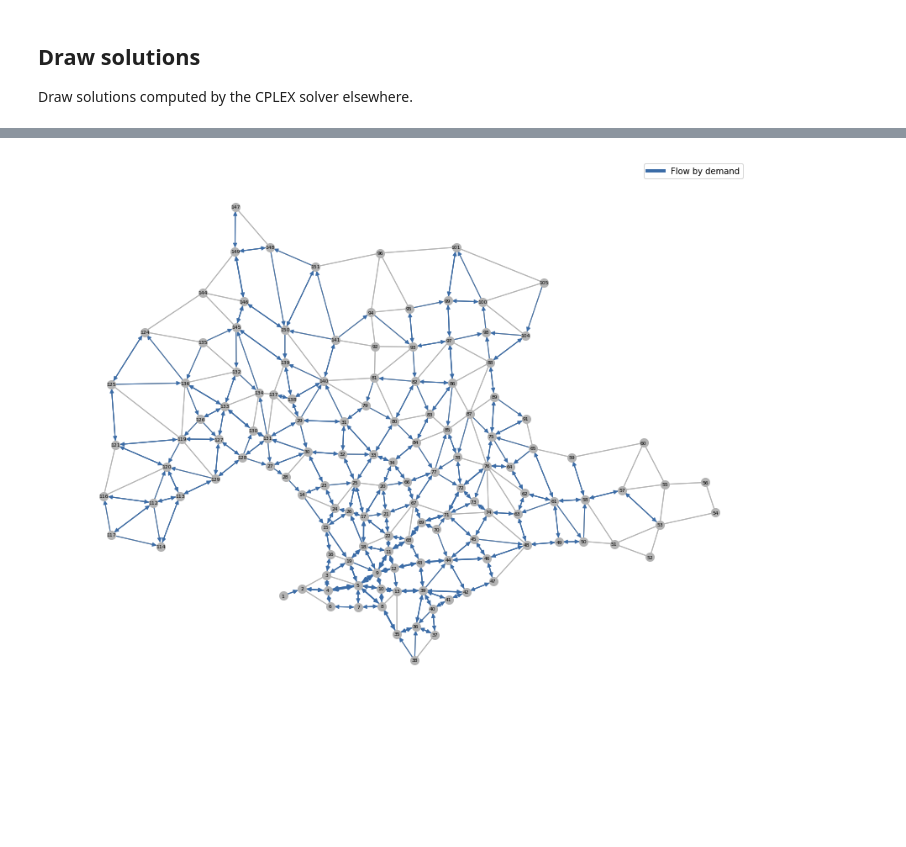
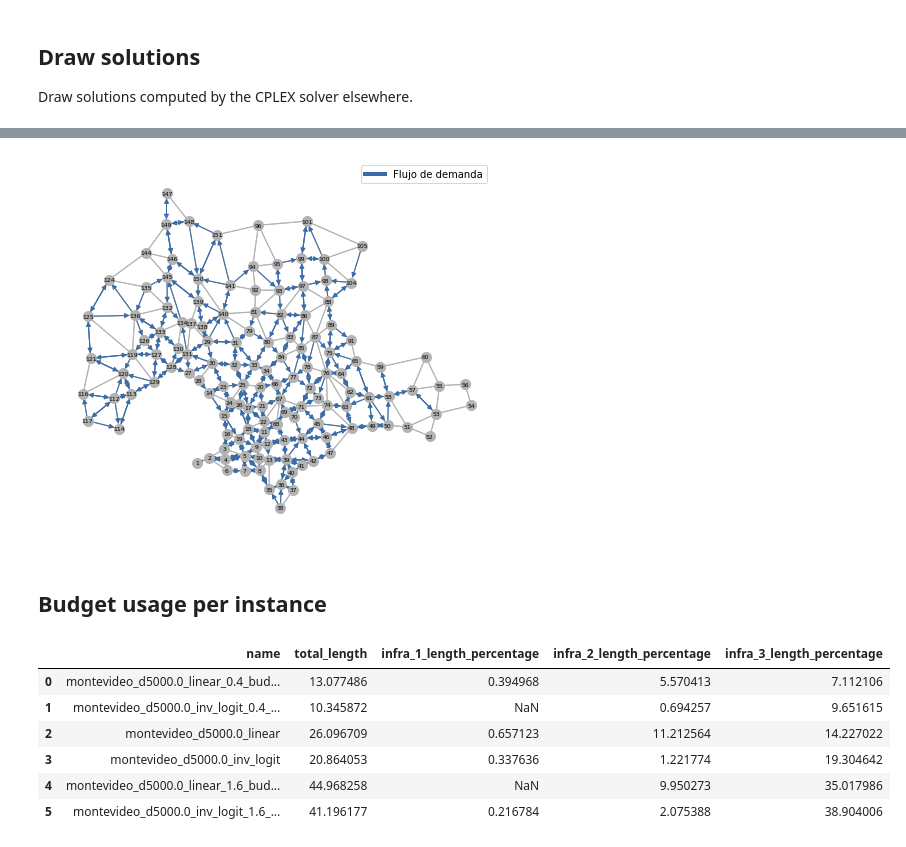
Before and after one commit to joaquinco/bicycle-network-design, a Jupyter notebook: notebooks/Montevideo.ipynb, the cells around one changed output, grey strips where cells are left out. Cells and saved outputs as stored; diff of their text form; code cells hidden in the pictures; blank space fills up the shorter version.

```diff
--- a/notebooks/Montevideo.ipynb
+++ b/notebooks/Montevideo.ipynb
@@ -132,7 +92,23 @@ bc.draw.draw(
     odpairs=False,
     infrastructures=False,
     flows=True,
-    figsize=(15, 12),
+    **draw_config,
 )
 # %% [output]
-[figure, old version]
+[figure, new version]
+# %% [markdown]
+## Budget usage per instance
+# %%
+bdf = pd.read_csv(os.path.join(data_path, 'abudget_use_summary.csv'))
+
+infra_length_columns = [c for c in bdf.columns if 'length' in c]
+bdf['total_length'] = bdf[infra_length_columns].fillna(0.0).apply(np.sum, axis=1)
+bdf[['name', 'total_length'] + infra_length_columns]
+# %% [output]
+|  | name | total_length | infra_1_length_percentage | infra_2_length_percentage | infra_3_length_percentage |
+| 0 | montevideo_d5000.0_linear_0.4_bud... | 13.077486 | 0.394968 | 5.570413 | 7.112106 |
+| 1 | montevideo_d5000.0_inv_logit_0.4_... | 10.345872 | NaN | 0.694257 | 9.651615 |
+| 2 | montevideo_d5000.0_linear | 26.096709 | 0.657123 | 11.212564 | 14.227022 |
+| 3 | montevideo_d5000.0_inv_logit | 20.864053 | 0.337636 | 1.221774 | 19.304642 |
+| 4 | montevideo_d5000.0_linear_1.6_bud... | 44.968258 | NaN | 9.950273 | 35.017986 |
+| 5 | montevideo_d5000.0_inv_logit_1.6_... | 41.196177 | 0.216784 | 2.075388 | 38.904006 |
```
Also changed, not shown: parts of 5 cells of this notebook, 7 other files.
